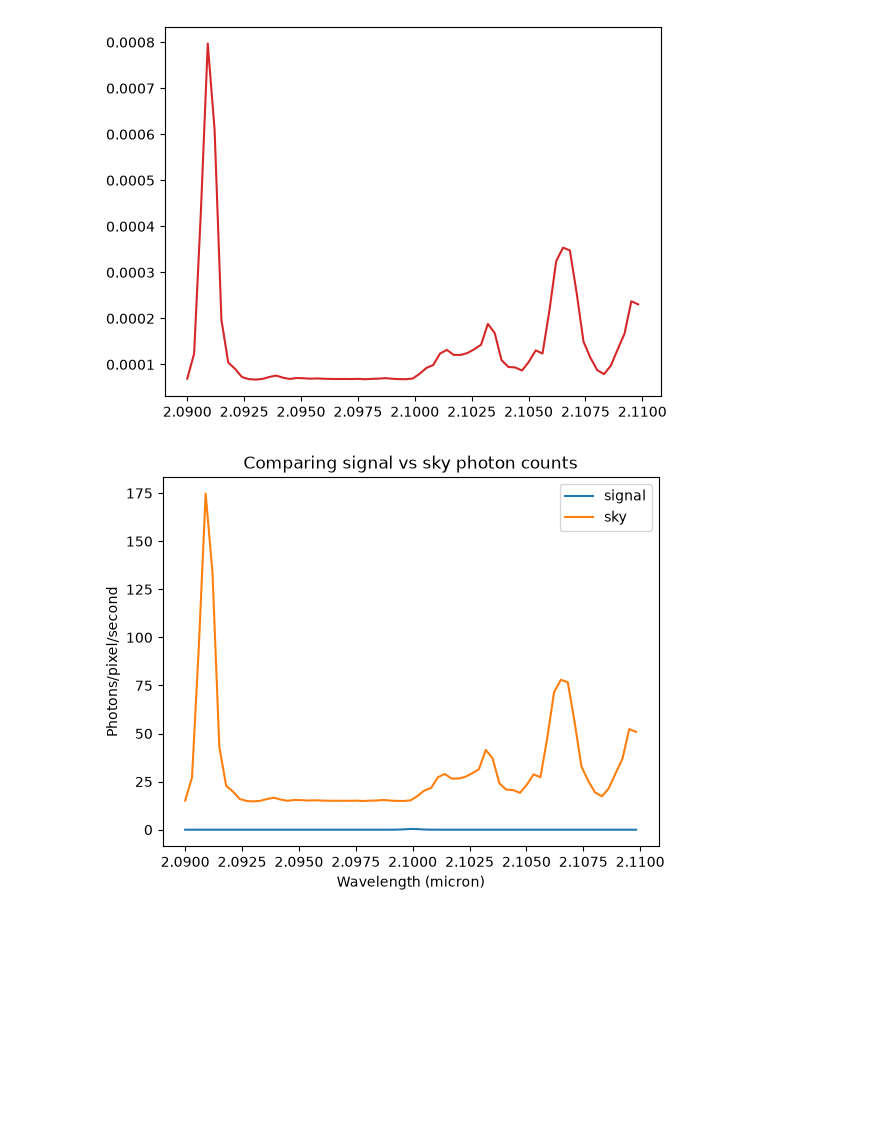
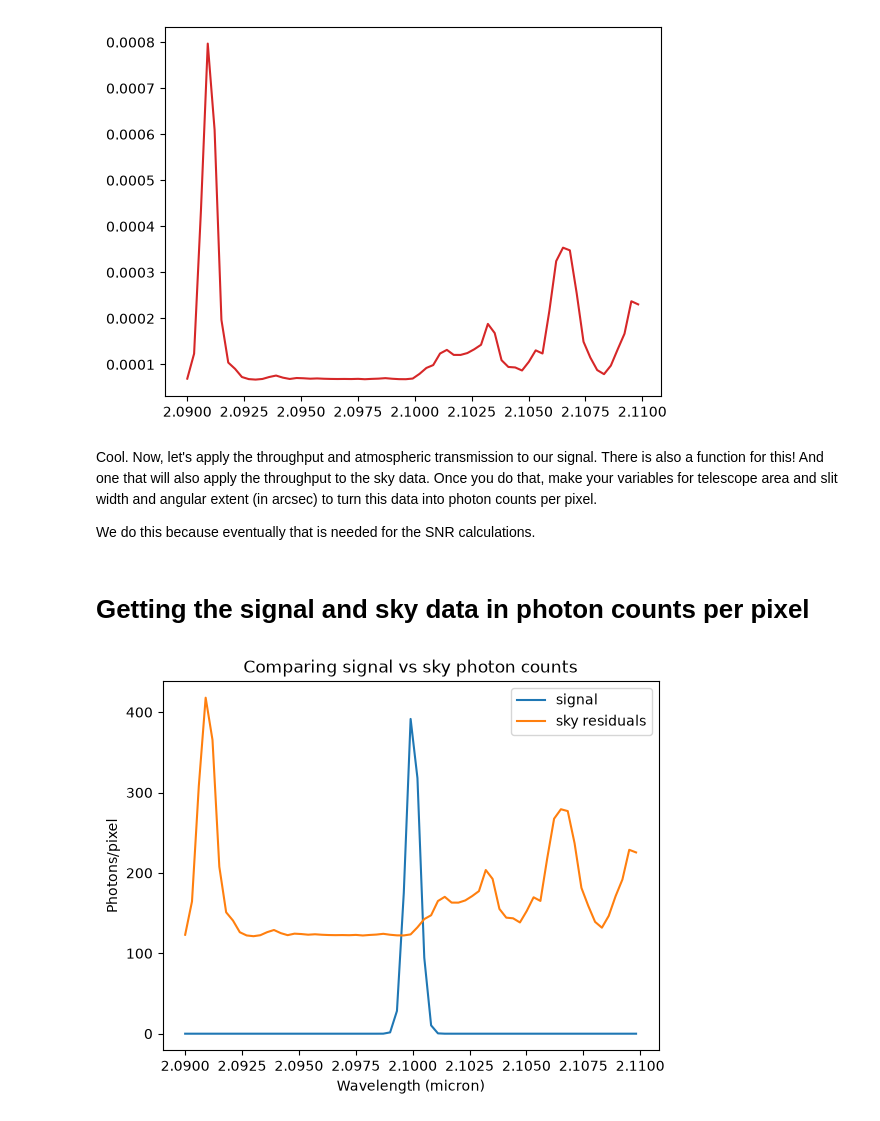
Before and after one commit to incharajh/CASSI_26_MIRMOS, a Jupyter notebook: Inchara_ETC/notebooks/single_emission_demo.ipynb, the cells around one changed output. Saved outputs shown, nothing was run; the diff lists cells and outputs as text; code cells hidden in the pictures; blank space fills up the shorter version.

```diff
--- a/Inchara_ETC/notebooks/single_emission_demo.ipynb
+++ b/Inchara_ETC/notebooks/single_emission_demo.ipynb
@@ -52,23 +72,31 @@ for i in range(len(wvl_full)):
     plt.plot(wvl_full[i], sky[i])
 # %% [output]
 [figure]
+# %% [markdown]
+Cool. Now, let's apply the throughput and atmospheric transmission to our signal. There is also a function for this! And one that will also apply the throughput to the sky data. Once you do that, make your variables for telescope area and slit width and angular extent (in arcsec) to turn this data into photon counts per pixel.
+
+We do this because eventually that is needed for the SNR calculations.
+# %% [markdown]
+# Getting the signal and sky data in photon counts per pixel
 # %%
 signal_final = src.apply_thpt_atm_to_signal(wvl_full, signal_full, thpt, atm)
 sky_final = src.apply_thpt_to_sky(wvl_full, sky, thpt)
 
 area = 0.93 /4* np.pi*650**2
 signal_per_pixel = src.calculate_signal_to_photon_counts(wvl_full, signal_final, area)
 sky_per_pixel = src.calculate_sky_to_photon_counts(sky_final, area, slit_width=0.84, angular_extent=0.8)
 
-plt.plot(wvl_full[3], signal_per_pixel[3], label = "signal")
-plt.plot(wvl_full[3], np.abs(sky_per_pixel[3]), label = "sky")
+exp_time = 1000 #seconds
 
-plt.ylabel("Photons/pixel/second")
+plt.plot(wvl_full[3], signal_per_pixel[3]*exp_time, label = "signal")
+plt.plot(wvl_full[3], np.sqrt(sky_per_pixel[3]*exp_time), label = "sky residuals")
+
+plt.ylabel("Photons/pixel")
 plt.xlabel("Wavelength (micron)")
 
 plt.legend()
 
 plt.title("Comparing signal vs sky photon counts")
 plt.show()
 # %% [output]
-[figure, old version]
+[figure, new version]
```
Also changed, not shown: parts of 9 cells of this notebook, 2 other files.
